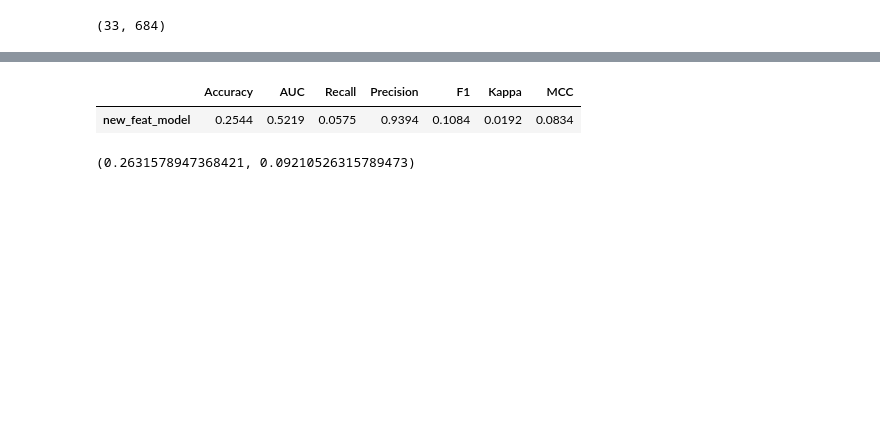
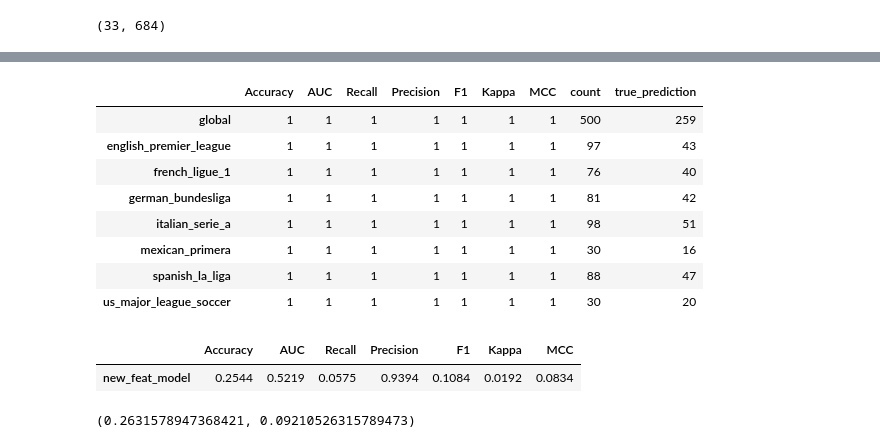
Before and after one commit to FragileTech/feature_selection, a Jupyter notebook: notebooks/Additional notebooks/FEATURE_SELECTION_CLEAN.ipynb, the cells around one changed output, grey strips where cells are left out. Cells and saved outputs as stored; diff of their text form; code cells hidden in the pictures; blank space fills up the shorter version.

```diff
--- a/notebooks/Additional notebooks/FEATURE_SELECTION_CLEAN.ipynb
+++ b/notebooks/Additional notebooks/FEATURE_SELECTION_CLEAN.ipynb
@@ -220,3 +300,15 @@ predictions[predictions['Label'] == 1].shape[0], predictions.shape[0]
+# %%
+create_metrics_df(predictions=predictions, target='goals_2.5', add_leagues=True)
+# %% [output]
+|  | Accuracy | AUC | Recall | Precision | F1 | Kappa | MCC | count | true_prediction |
+| global | 1 | 1 | 1 | 1 | 1 | 1 | 1 | 500 | 259 |
+| english_premier_league | 1 | 1 | 1 | 1 | 1 | 1 | 1 | 97 | 43 |
+| french_ligue_1 | 1 | 1 | 1 | 1 | 1 | 1 | 1 | 76 | 40 |
+| german_bundesliga | 1 | 1 | 1 | 1 | 1 | 1 | 1 | 81 | 42 |
+| italian_serie_a | 1 | 1 | 1 | 1 | 1 | 1 | 1 | 98 | 51 |
+| mexican_primera | 1 | 1 | 1 | 1 | 1 | 1 | 1 | 30 | 16 |
+| spanish_la_liga | 1 | 1 | 1 | 1 | 1 | 1 | 1 | 88 | 47 |
+| us_major_league_soccer | 1 | 1 | 1 | 1 | 1 | 1 | 1 | 30 | 20 |
 # %%
 metrics_list = ["Accuracy", "AUC", "Recall", "Precision", "F1", "Kappa", "MCC"]
 metrics_dict = {
```
Also changed, not shown: parts of 5 cells of this notebook, 1 other file.
